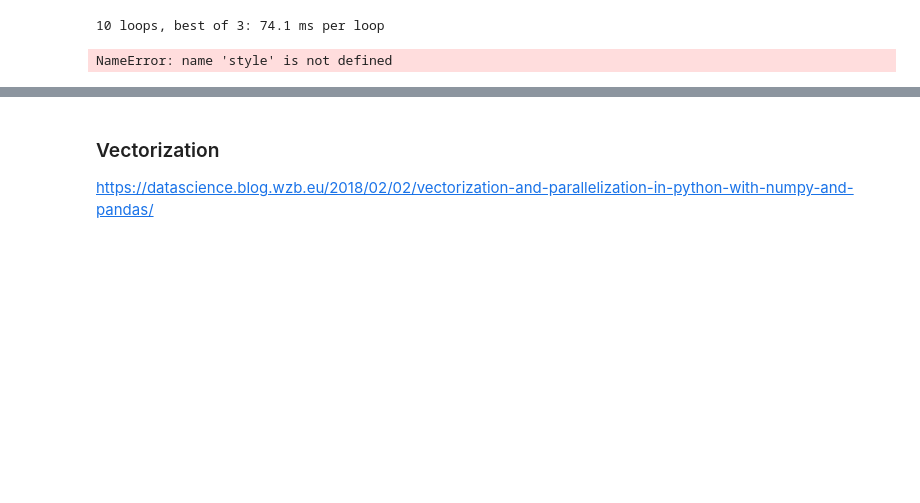
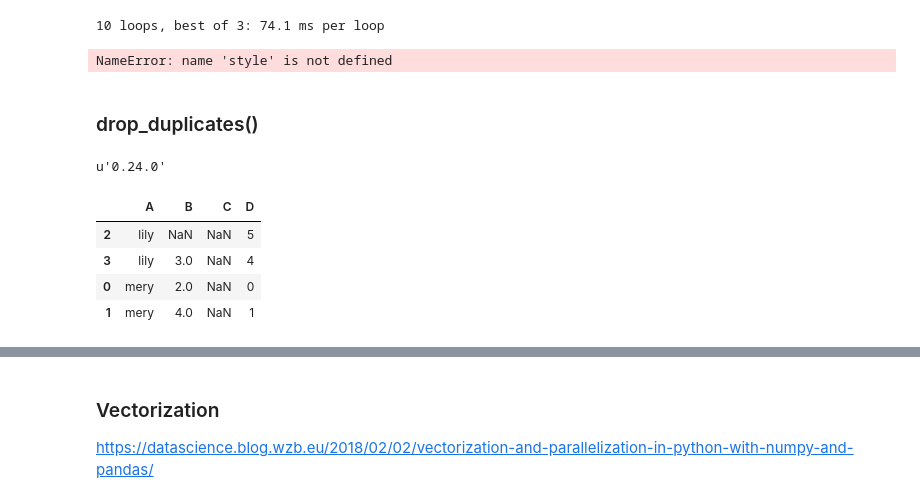
Before and after one commit to Sugeei/python-practice, a Jupyter notebook: jupyter_notebook/pandas_advance.ipynb, the cells around one changed output, grey strips where cells are left out. Saved outputs shown, nothing was run; the diff lists cells and outputs as text; code cells hidden in the pictures; blank space fills up the shorter version.

```diff
--- a/jupyter_notebook/pandas_advance.ipynb
+++ b/jupyter_notebook/pandas_advance.ipynb
@@ -317,3 +341,23 @@ def fa(row):
 style.head()
 # %% [output]
 NameError: name 'style' is not defined
+# %% [markdown]
+### drop_duplicates()
+# %%
+pd.__version__
+# %% [output]
+u'0.24.0'
+# %%
+df = pd.DataFrame([["mery", 2, np.nan, 0],
+                  ["mery", 4, np.nan, 1],
+                    ["lily", np.nan, np.nan, 5],
+                    ["lily", 3, np.nan, 4]],
+                   columns=list('ABCD'))
+# %%
+df.sort_values('A', ascending=True)
+# %% [output]
+|  | A | B | C | D |
+| 2 | lily | NaN | NaN | 5 |
+| 3 | lily | 3.0 | NaN | 4 |
+| 0 | mery | 2.0 | NaN | 0 |
+| 1 | mery | 4.0 | NaN | 1 |
```
Also changed, not shown: parts of 26 cells of this notebook, 11 other files.
